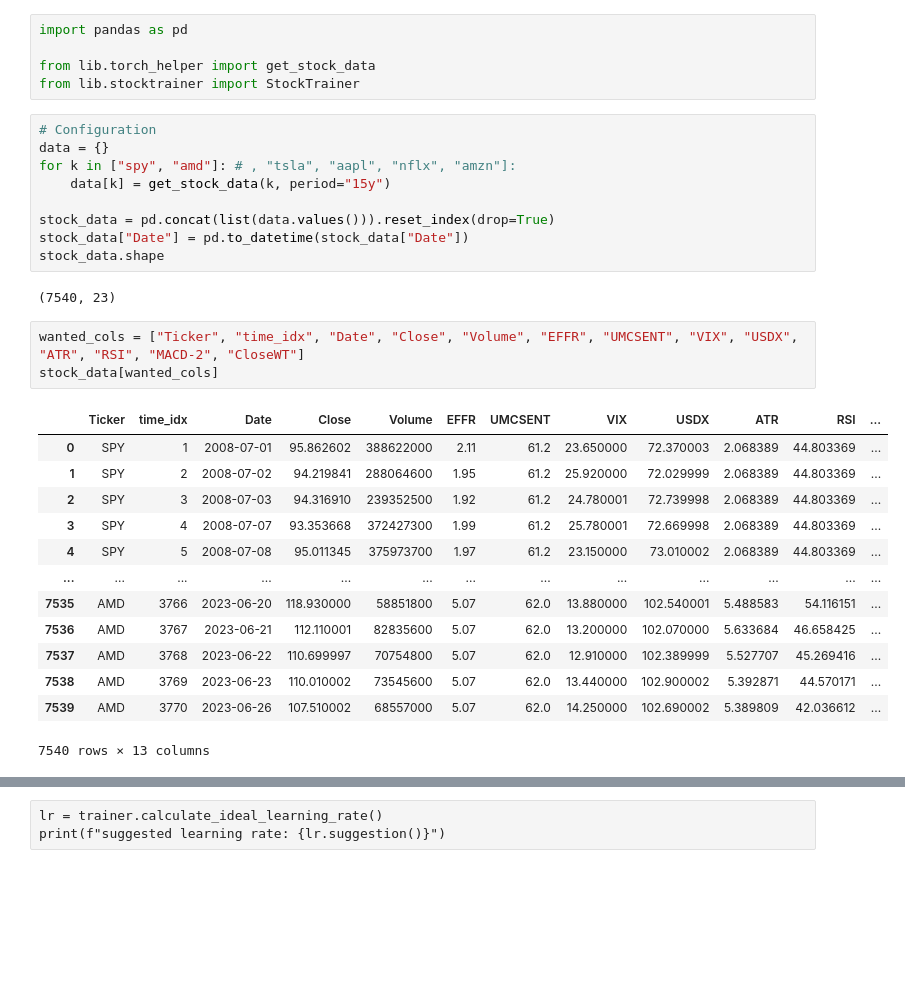
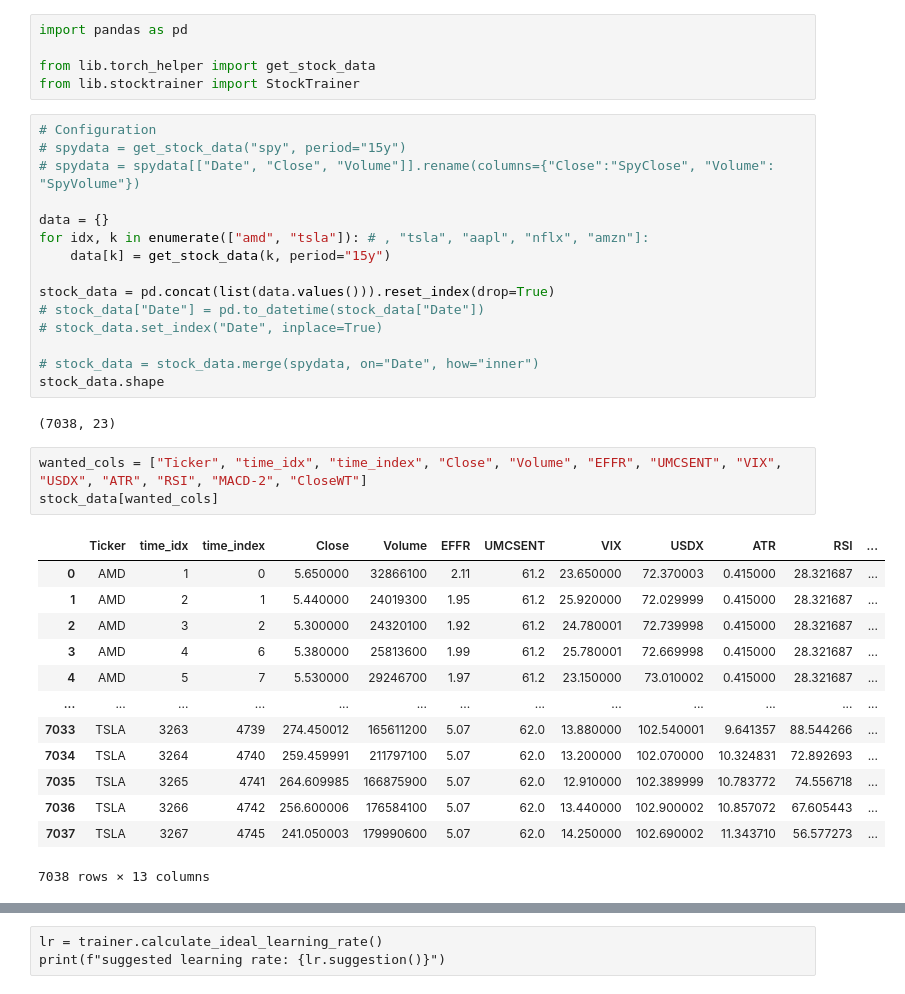
Before and after one commit to meetri/stockai, a Jupyter notebook: StockForecast.ipynb, the cells around one changed output, grey strips where cells are left out. Saved outputs shown, nothing was run; the diff lists cells and outputs as text; blank space fills up the shorter version.

```diff
--- a/StockForecast.ipynb
+++ b/StockForecast.ipynb
@@ -5,31 +5,37 @@ from lib.torch_helper import get_stock_data
 from lib.stocktrainer import StockTrainer
 # %%
 # Configuration
+# spydata = get_stock_data("spy", period="15y")
+# spydata = spydata[["Date", "Close", "Volume"]].rename(columns={"Close":"SpyClose", "Volume": "SpyVolume"})
+
 data = {}
-for k in ["spy", "amd"]: # , "tsla", "aapl", "nflx", "amzn"]:
+for idx, k in enumerate(["amd", "tsla"]): # , "tsla", "aapl", "nflx", "amzn"]:
     data[k] = get_stock_data(k, period="15y")
 
 stock_data = pd.concat(list(data.values())).reset_index(drop=True)
-stock_data["Date"] = pd.to_datetime(stock_data["Date"])
+# stock_data["Date"] = pd.to_datetime(stock_data["Date"])
+# stock_data.set_index("Date", inplace=True)
+
+# stock_data = stock_data.merge(spydata, on="Date", how="inner")
 stock_data.shape
 # %% [output]
-(7540, 23)
+(7038, 23)
 # %%
-wanted_cols = ["Ticker", "time_idx", "Date", "Close", "Volume", "EFFR", "UMCSENT", "VIX", "USDX", "ATR", "RSI", "MACD-2", "CloseWT"]
+wanted_cols = ["Ticker", "time_idx", "time_index", "Close", "Volume", "EFFR", "UMCSENT", "VIX", "USDX", "ATR", "RSI", "MACD-2", "CloseWT"]
 stock_data[wanted_cols]
 # %% [output]
-|  | Ticker | time_idx | Date | Close | Volume | EFFR | UMCSENT | VIX | USDX | ATR | RSI | ... |
-| 0 | SPY | 1 | 2008-07-01 | 95.862602 | 388622000 | 2.11 | 61.2 | 23.650000 | 72.370003 | 2.068389 | 44.803369 | ... |
-| 1 | SPY | 2 | 2008-07-02 | 94.219841 | 288064600 | 1.95 | 61.2 | 25.920000 | 72.029999 | 2.068389 | 44.803369 | ... |
-| 2 | SPY | 3 | 2008-07-03 | 94.316910 | 239352500 | 1.92 | 61.2 | 24.780001 | 72.739998 | 2.068389 | 44.803369 | ... |
-| 3 | SPY | 4 | 2008-07-07 | 93.353668 | 372427300 | 1.99 | 61.2 | 25.780001 | 72.669998 | 2.068389 | 44.803369 | ... |
-| 4 | SPY | 5 | 2008-07-08 | 95.011345 | 375973700 | 1.97 | 61.2 | 23.150000 | 73.010002 | 2.068389 | 44.803369 | ... |
+|  | Ticker | time_idx | time_index | Close | Volume | EFFR | UMCSENT | VIX | USDX | ATR | RSI | ... |
+| 0 | AMD | 1 | 0 | 5.650000 | 32866100 | 2.11 | 61.2 | 23.650000 | 72.370003 | 0.415000 | 28.321687 | ... |
+| 1 | AMD | 2 | 1 | 5.440000 | 24019300 | 1.95 | 61.2 | 25.920000 | 72.029999 | 0.415000 | 28.321687 | ... |
+| 2 | AMD | 3 | 2 | 5.300000 | 24320100 | 1.92 | 61.2 | 24.780001 | 72.739998 | 0.415000 | 28.321687 | ... |
+| 3 | AMD | 4 | 6 | 5.380000 | 25813600 | 1.99 | 61.2 | 25.780001 | 72.669998 | 0.415000 | 28.321687 | ... |
+| 4 | AMD | 5 | 7 | 5.530000 | 29246700 | 1.97 | 61.2 | 23.150000 | 73.010002 | 0.415000 | 28.321687 | ... |
 | ... | ... | ... | ... | ... | ... | ... | ... | ... | ... | ... | ... | ... |
-| 7535 | AMD | 3766 | 2023-06-20 | 118.930000 | 58851800 | 5.07 | 62.0 | 13.880000 | 102.540001 | 5.488583 | 54.116151 | ... |
-| 7536 | AMD | 3767 | 2023-06-21 | 112.110001 | 82835600 | 5.07 | 62.0 | 13.200000 | 102.070000 | 5.633684 | 46.658425 | ... |
-| 7537 | AMD | 3768 | 2023-06-22 | 110.699997 | 70754800 | 5.07 | 62.0 | 12.910000 | 102.389999 | 5.527707 | 45.269416 | ... |
-| 7538 | AMD | 3769 | 2023-06-23 | 110.010002 | 73545600 | 5.07 | 62.0 | 13.440000 | 102.900002 | 5.392871 | 44.570171 | ... |
-| 7539 | AMD | 3770 | 2023-06-26 | 107.510002 | 68557000 | 5.07 | 62.0 | 14.250000 | 102.690002 | 5.389809 | 42.036612 | ... |
+| 7033 | TSLA | 3263 | 4739 | 274.450012 | 165611200 | 5.07 | 62.0 | 13.880000 | 102.540001 | 9.641357 | 88.544266 | ... |
+| 7034 | TSLA | 3264 | 4740 | 259.459991 | 211797100 | 5.07 | 62.0 | 13.200000 | 102.070000 | 10.324831 | 72.892693 | ... |
+| 7035 | TSLA | 3265 | 4741 | 264.609985 | 166875900 | 5.07 | 62.0 | 12.910000 | 102.389999 | 10.783772 | 74.556718 | ... |
+| 7036 | TSLA | 3266 | 4742 | 256.600006 | 176584100 | 5.07 | 62.0 | 13.440000 | 102.900002 | 10.857072 | 67.605443 | ... |
+| 7037 | TSLA | 3267 | 4745 | 241.050003 | 179990600 | 5.07 | 62.0 | 14.250000 | 102.690002 | 11.343710 | 56.577273 | ... |
-7540 rows × 13 columns
+7038 rows × 13 columns
 # %%
 trainer = StockTrainer(
```
Also changed, not shown: parts of 7 cells of this notebook, 5 other files.
